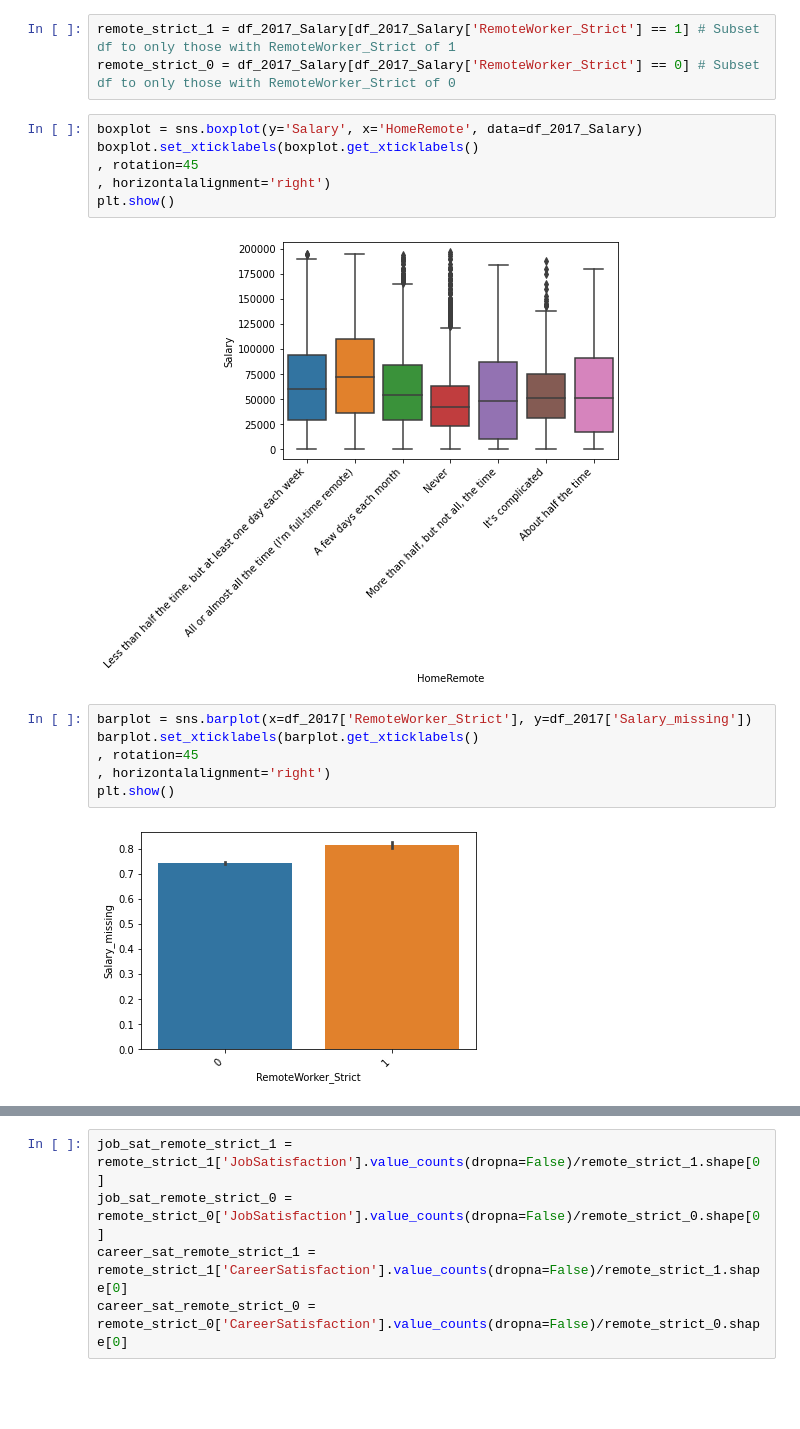
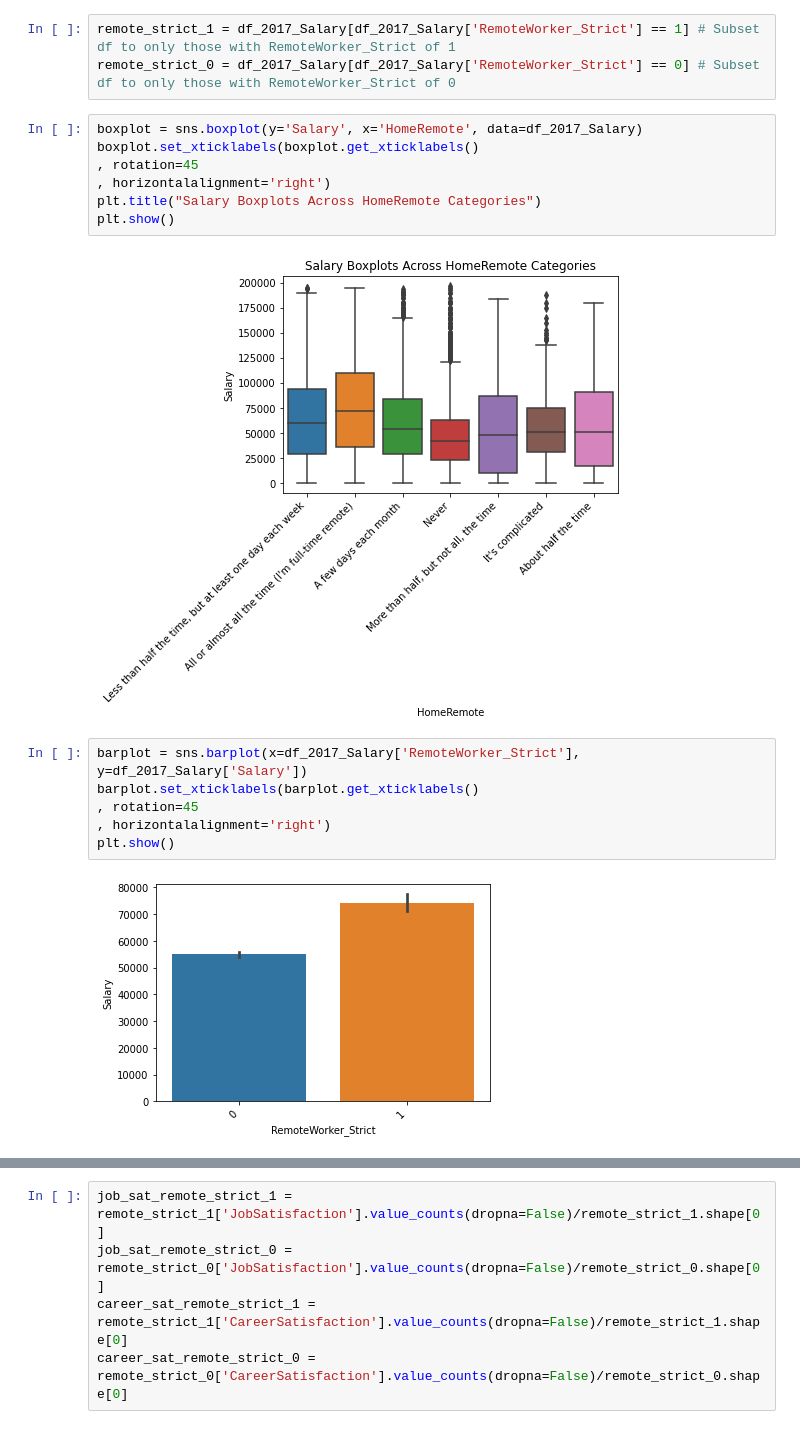
Before and after one commit to goitom/project_1_blog_post, a Jupyter notebook: Stack_Overflow_Survey_RemoteWork.ipynb, the cells around one changed output, grey strips where cells are left out. Drawn from its saved outputs; the diff is of its cells as text; blank space fills up the shorter version.

```diff
--- a/Stack_Overflow_Survey_RemoteWork.ipynb
+++ b/Stack_Overflow_Survey_RemoteWork.ipynb
@@ -254,15 +254,16 @@ boxplot = sns.boxplot(y='Salary', x='HomeRemote', data=df_2017_Salary)
 boxplot.set_xticklabels(boxplot.get_xticklabels()
 , rotation=45
 , horizontalalignment='right')
+plt.title("Salary Boxplots Across HomeRemote Categories")
 plt.show()
 # %% [output]
-[figure, old version]
+[figure, new version]
 # %%
-barplot = sns.barplot(x=df_2017['RemoteWorker_Strict'], y=df_2017['Salary_missing'])
+barplot = sns.barplot(x=df_2017_Salary['RemoteWorker_Strict'], y=df_2017_Salary['Salary'])
 barplot.set_xticklabels(barplot.get_xticklabels()
 , rotation=45
 , horizontalalignment='right')
 plt.show()
 # %% [output]
-[figure, old version]
+[figure, new version]
 # %%
```
Also changed, not shown: parts of 5 cells of this notebook, 6 other files.
